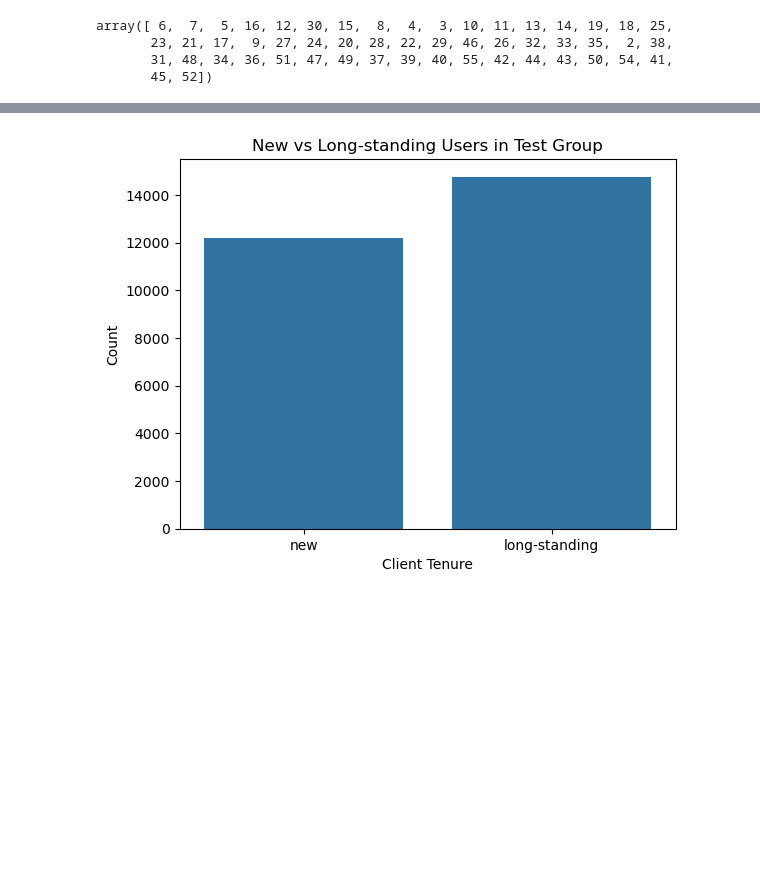
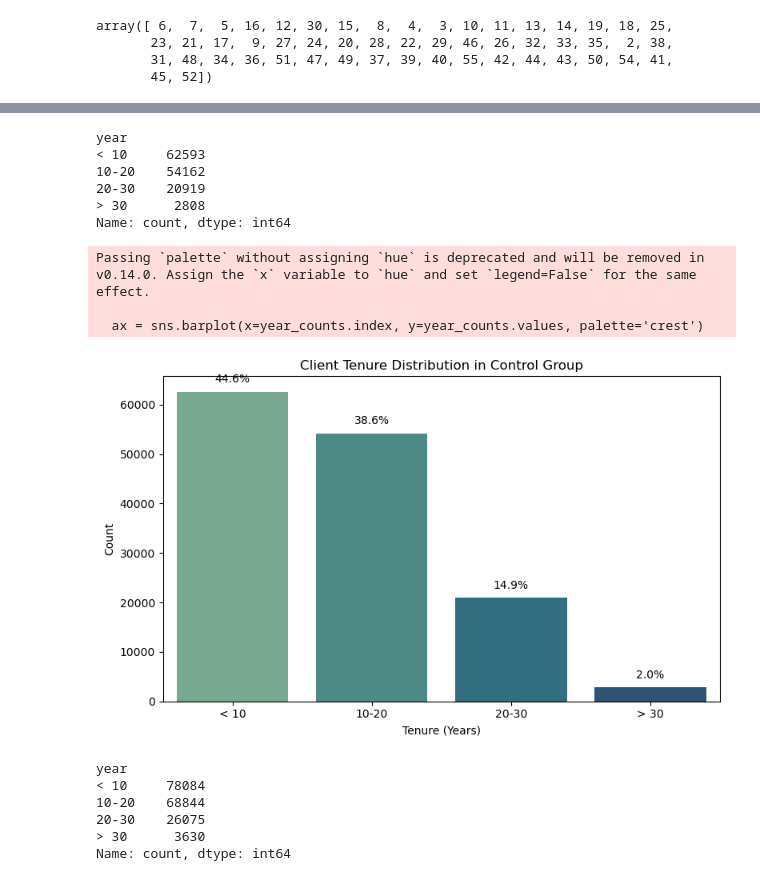
Before and after one commit to MadhurideviD/vanguard, a Jupyter notebook: vanguard_1.ipynb, the cells around one changed output, grey strips where cells are left out. Saved outputs shown, nothing was run; the diff lists cells and outputs as text; code cells hidden in the pictures; blank space fills up the shorter version.

```diff
--- a/vanguard_1.ipynb
+++ b/vanguard_1.ipynb
@@ -704,8 +764,39 @@ Name: count, dtype: int64
-# %%
-sns.countplot(data=test_df, x='year')
-plt.title('New vs Long-standing Users in Test Group')
-plt.xlabel('Client Tenure')
-plt.ylabel('Count')
-plt.show()
-# %% [output]
-[figure, removed]
+# %%
+df_control = df_final[df_final['Variation'] == 'Control'].copy()
+df_control['year'] = df_final['client_tenure_year'].apply(
+    lambda x: '< 10' if x < 10 else (
+        '10-20' if x < 20 else(
+            '20-30' if x < 30 else '> 30'
+        )
+    )
+)
+# %%
+print(df_control['year'].value_counts())
+# %% [output]
+year
+< 10     62593
+10-20    54162
+20-30    20919
+> 30      2808
+Name: count, dtype: int64
+# %%
+year_counts = df_control['year'].value_counts().reindex(['< 10', '10-20', '20-30', '> 30'])
+total = year_counts.sum()
+percentages = (year_counts / total * 100).round(1)
+# Plot
+plt.figure(figsize=(8, 5))
+ax = sns.barplot(x=year_counts.index, y=year_counts.values, palette='crest')
+
+for i, (count, pct) in enumerate(zip(year_counts.values, percentages.values)):
+    ax.text(i, count + total * 0.01, f'{pct}%', ha='center', va='bottom', fontsize=10)
+
+plt.title('Client Tenure Distribution in Control Group')
+plt.xlabel('Tenure (Years)')
+plt.ylabel('Count')
+plt.tight_layout()
+plt.show()
+# %% [output]
+Passing `palette` without assigning `hue` is deprecated and will be removed in v0.14.0. Assign the `x` variable to `hue` and set `legend=False` for the same effect.
+
+  ax = sns.barplot(x=year_counts.index, y=year_counts.values, palette='crest')
+[figure, added]
@@ -711,0 +812,9 @@ plt.show()
+# %%
+print(df_test['year'].value_counts())
+# %% [output]
+year
+< 10     78084
+10-20    68844
+20-30    26075
+> 30      3630
+Name: count, dtype: int64
```
Also changed, not shown: parts of 54 cells of this notebook.
